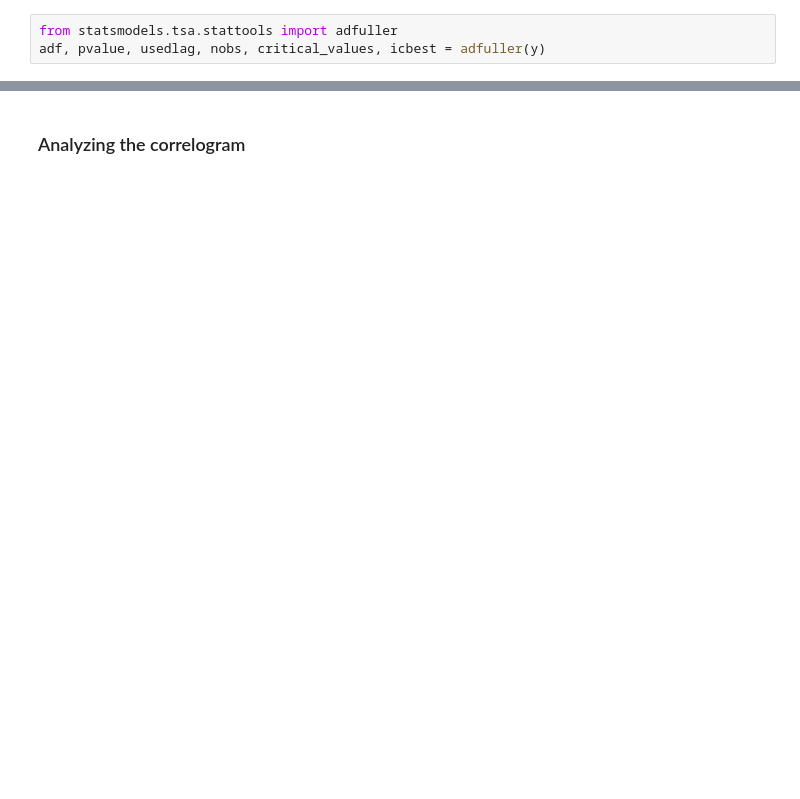
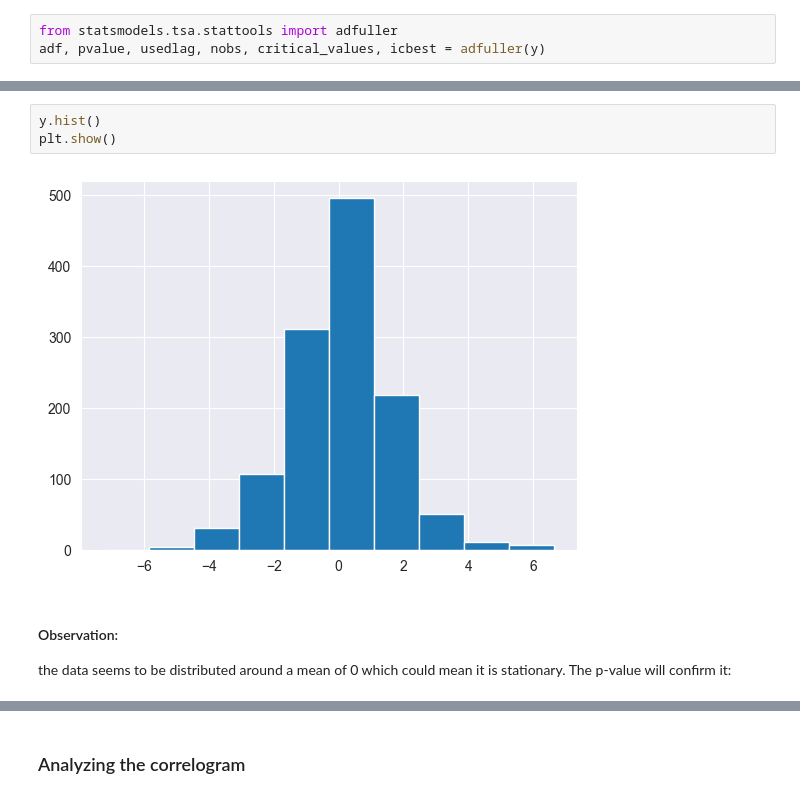
Before and after one commit to killianvervelle/Financial-Forecasting-with-Timeseries, a Jupyter notebook: AnSeqDa_projet.ipynb, the cells around one changed output, grey strips where cells are left out. Drawn from its saved outputs; the diff is of its cells as text; blank space fills up the shorter version.

```diff
--- a/AnSeqDa_projet.ipynb
+++ b/AnSeqDa_projet.ipynb
@@ -106,0 +161,9 @@ print(pvalue)
+# %%
+y.hist()
+plt.show()
+# %% [output]
+[figure, added]
+# %% [markdown]
+#### Observation:
+
+the data seems to be distributed around a mean of 0 which could mean it is stationary. The p-value will confirm it:
```
Also changed, not shown: parts of 67 cells of this notebook, 2 other files.
